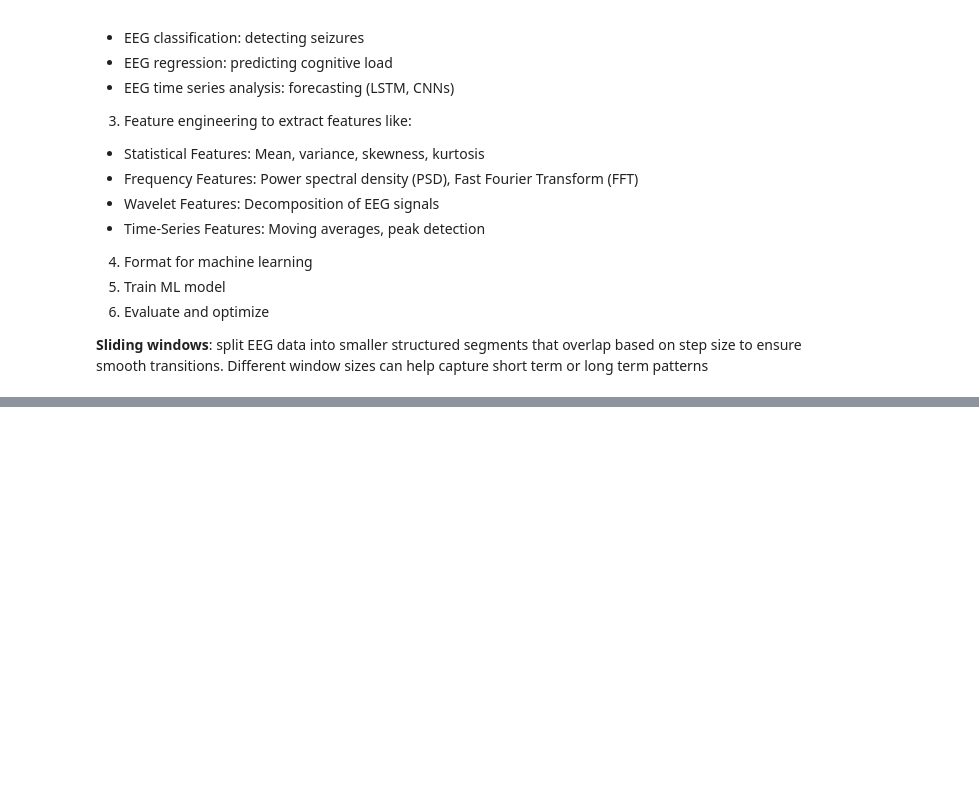
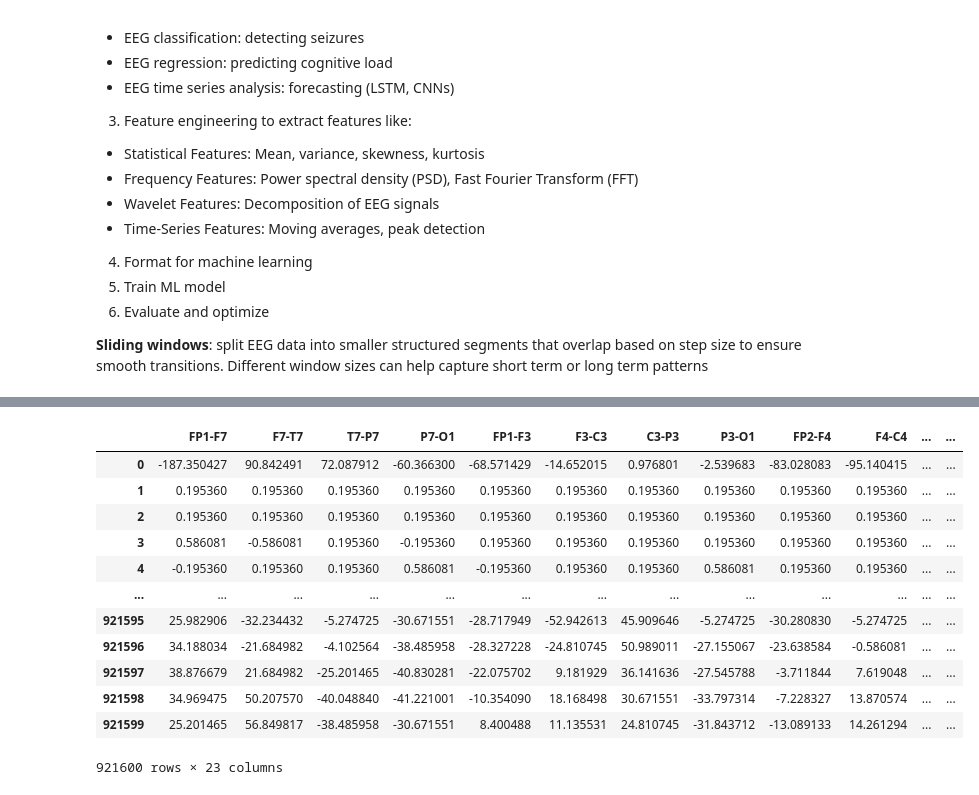
Before and after one commit to gmmanzo/Seizure-Detection, a Jupyter notebook: Seizure_Detection_Model.ipynb, the cells around one changed output, grey strips where cells are left out. Saved outputs shown, nothing was run; the diff lists cells and outputs as text; code cells hidden in the pictures; blank space fills up the shorter version.

```diff
--- a/Seizure_Detection_Model.ipynb
+++ b/Seizure_Detection_Model.ipynb
@@ -75,14 +66,10 @@ ModuleNotFoundError: No module named 'pyedflib'
 # %%
 # Omit all columns except for EEG Fp1 and EEG Fp2
-
+import pyedflib # Used for edf files
+import pandas as pd
 # Load the EDF file
 import numpy as np
 
-file_path = '/content/PN00-1.edf'
-edf = pyedflib.EdfReader(file_path)
-
-# Extract signal labels
-signal_labels = edf.getSignalLabels()
 print("Available signals:", signal_labels)  # Debug
 
 # Find indices of 'EEG Fp1' and 'EEG Fp2'
@@ -165,9 +185,6 @@ import pyedflib
 import numpy as np
 import pandas as pd
 
-#Load edf file
-file_path = '/content/PN00-1.edf'
-edf = pyedflib.EdfReader(file_path)
 
 #Extract signal labels and check
 EEG_labels = edf.getSignalLabels()
@@ -224,0 +316,44 @@ print(df_features.head())
+# %%
+def edf_file_extractor(file_path):
+  """
+  Opens an EDF file and returns its contents in the form of a Data Frame
+  """
+  # Load all data
+  import pyedflib # Used for edf files
+  import pandas as pd
+
+  # Load the EDF file
+  edf = pyedflib.EdfReader(file_path, check_file_size=False)
+
+  # Extract signal labels
+  signal_labels = edf.getSignalLabels()
+
+  # Extract signal data
+  signals = []
+  for i in range(edf.signals_in_file):
+      signals.append(edf.readSignal(i))
+
+  # Create a DataFrame
+  df = pd.DataFrame(signals).transpose()
+  df.columns = signal_labels
+
+  # Close the EDF file
+  edf.close()
+
+  return df
+# %%
+edf_file_extractor(file_path)
+# %% [output]
+|  | FP1-F7 | F7-T7 | T7-P7 | P7-O1 | FP1-F3 | F3-C3 | C3-P3 | P3-O1 | FP2-F4 | F4-C4 | ... | ... |
+| 0 | -187.350427 | 90.842491 | 72.087912 | -60.366300 | -68.571429 | -14.652015 | 0.976801 | -2.539683 | -83.028083 | -95.140415 | ... | ... |
+| 1 | 0.195360 | 0.195360 | 0.195360 | 0.195360 | 0.195360 | 0.195360 | 0.195360 | 0.195360 | 0.195360 | 0.195360 | ... | ... |
+| 2 | 0.195360 | 0.195360 | 0.195360 | 0.195360 | 0.195360 | 0.195360 | 0.195360 | 0.195360 | 0.195360 | 0.195360 | ... | ... |
+| 3 | 0.586081 | -0.586081 | 0.195360 | -0.195360 | 0.195360 | 0.195360 | 0.195360 | 0.195360 | 0.195360 | 0.195360 | ... | ... |
+| 4 | -0.195360 | 0.195360 | 0.195360 | 0.586081 | -0.195360 | 0.195360 | 0.195360 | 0.586081 | 0.195360 | 0.195360 | ... | ... |
+| ... | ... | ... | ... | ... | ... | ... | ... | ... | ... | ... | ... | ... |
+| 921595 | 25.982906 | -32.234432 | -5.274725 | -30.671551 | -28.717949 | -52.942613 | 45.909646 | -5.274725 | -30.280830 | -5.274725 | ... | ... |
+| 921596 | 34.188034 | -21.684982 | -4.102564 | -38.485958 | -28.327228 | -24.810745 | 50.989011 | -27.155067 | -23.638584 | -0.586081 | ... | ... |
+| 921597 | 38.876679 | 21.684982 | -25.201465 | -40.830281 | -22.075702 | 9.181929 | 36.141636 | -27.545788 | -3.711844 | 7.619048 | ... | ... |
+| 921598 | 34.969475 | 50.207570 | -40.048840 | -41.221001 | -10.354090 | 18.168498 | 30.671551 | -33.797314 | -7.228327 | 13.870574 | ... | ... |
+| 921599 | 25.201465 | 56.849817 | -38.485958 | -30.671551 | 8.400488 | 11.135531 | 24.810745 | -31.843712 | -13.089133 | 14.261294 | ... | ... |
+921600 rows × 23 columns
```
Also changed, not shown: parts of 13 cells of this notebook.
